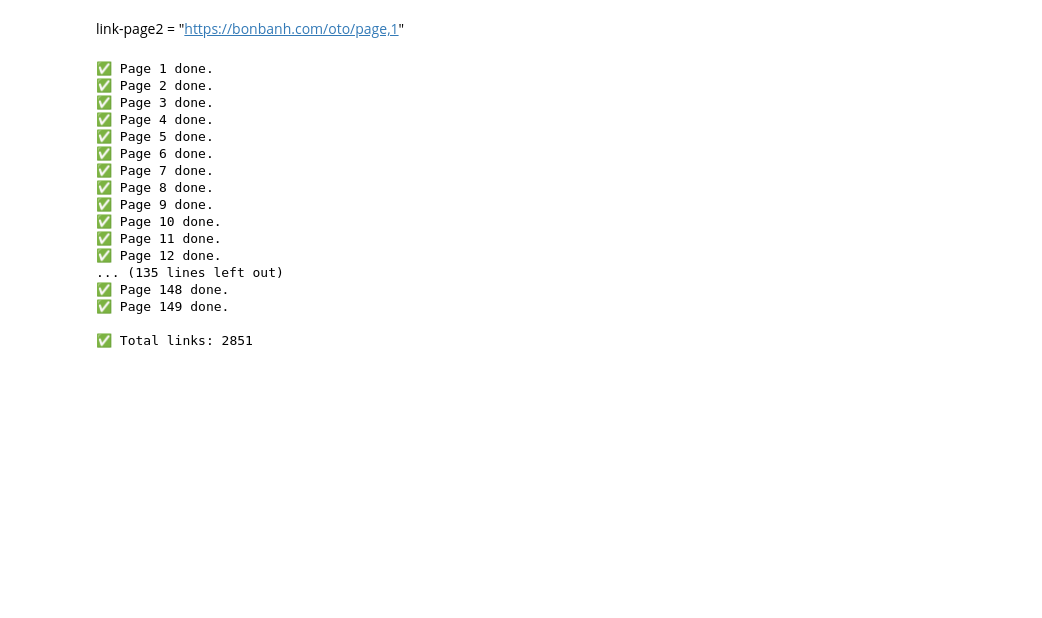
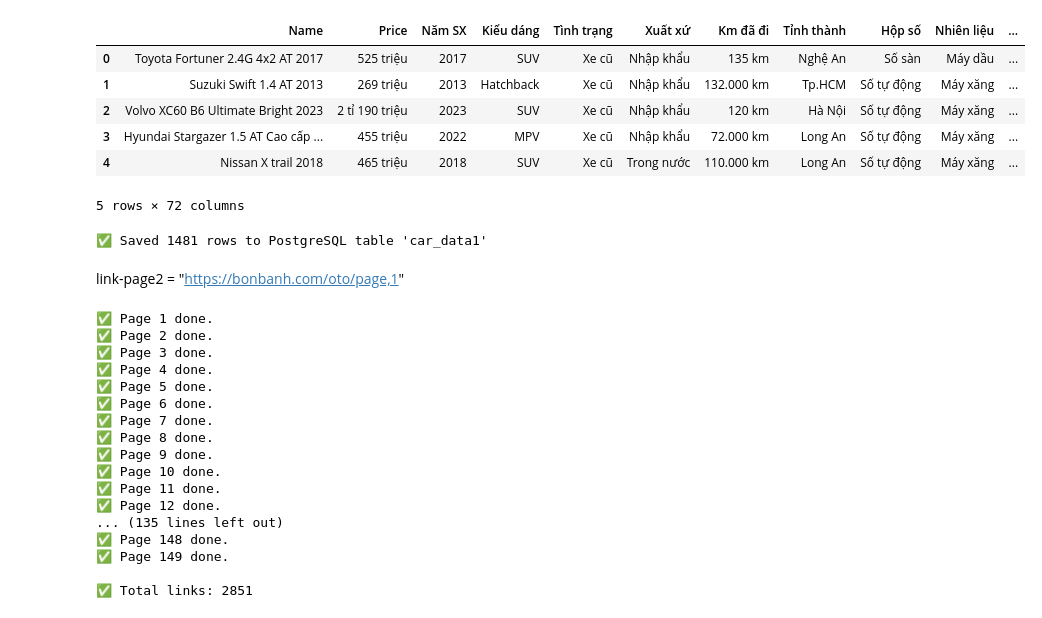
Before and after one commit to nmkhan9/car_price_predict, a Jupyter notebook: data/Crawl_data.ipynb, the cells around one changed output. Cells and saved outputs as stored; diff of their text form; code cells hidden in the pictures; blank space fills up the shorter version.

```diff
--- a/data/Crawl_data.ipynb
+++ b/data/Crawl_data.ipynb
@@ -123,3 +193,19 @@ Done car 1495
+# %%
+df1 = pd.DataFrame(all_cars)
+df1.head()
+# %% [output]
+|  | Name | Price | Năm SX | Kiểu dáng | Tình trạng | Xuất xứ | Km đã đi | Tỉnh thành | Hộp số | Nhiên liệu | ... |
+| 0 | Toyota Fortuner 2.4G 4x2 AT 2017 | 525 triệu | 2017 | SUV | Xe cũ | Nhập khẩu | 135 km | Nghệ An | Số sàn | Máy dầu | ... |
+| 1 | Suzuki Swift 1.4 AT 2013 | 269 triệu | 2013 | Hatchback | Xe cũ | Nhập khẩu | 132.000 km | Tp.HCM | Số tự động | Máy xăng | ... |
+| 2 | Volvo XC60 B6 Ultimate Bright 2023 | 2 tỉ 190 triệu | 2023 | SUV | Xe cũ | Nhập khẩu | 120 km | Hà Nội | Số tự động | Máy xăng | ... |
+| 3 | Hyundai Stargazer 1.5 AT Cao cấp ... | 455 triệu | 2022 | MPV | Xe cũ | Nhập khẩu | 72.000 km | Long An | Số tự động | Máy xăng | ... |
+| 4 | Nissan X trail 2018 | 465 triệu | 2018 | SUV | Xe cũ | Trong nước | 110.000 km | Long An | Số tự động | Máy xăng | ... |
+5 rows × 72 columns
+# %%
+df1.to_sql("car_data1", engine, index=False)
+print(f"✅ Saved {len(df1)} rows to PostgreSQL table 'car_data1'")
+# %% [output]
+✅ Saved 1481 rows to PostgreSQL table 'car_data1'
 # %% [markdown]
 link-page2 = "https://bonbanh.com/oto/page,1"
 # %%
```
Also changed, not shown: parts of 9 cells of this notebook, 1 other file.
